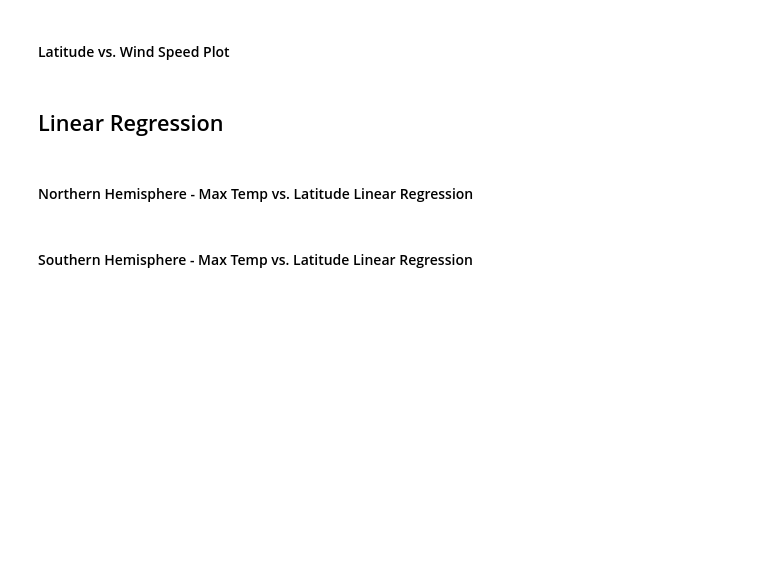
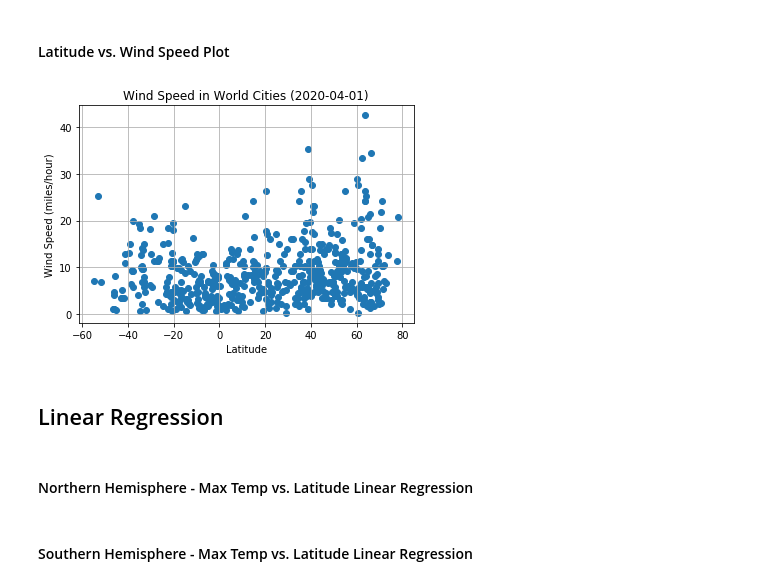
Before and after one commit to DigBaseball/python-api-challenge, a Jupyter notebook: WeatherPy/WeatherPy.ipynb, the cells around one changed output. Cells and saved outputs as stored; diff of their text form; code cells hidden in the pictures; blank space fills up the shorter version.

```diff
--- a/WeatherPy/WeatherPy.ipynb
+++ b/WeatherPy/WeatherPy.ipynb
@@ -183,5 +240,22 @@ weather_data.head()
 # %% [markdown]
 #### Latitude vs. Wind Speed Plot
+# %%
+# Build a scatter plot for each data type
+plt.scatter(city_lat, city_wind_speed, marker="o")
+
+# Incorporate the other graph properties
+plt.title("Wind Speed in World Cities (" + time_label + ")")
+plt.ylabel("Wind Speed (miles/hour)")
+plt.xlabel("Latitude")
+plt.grid(True)
+
+# Save the figure
+plt.savefig("Output/WindSpeedInWorldCities.png")
+
+# Show plot
+plt.show()
+# %% [output]
+[figure, added]
 # %% [markdown]
 ## Linear Regression
 # %%
```
Also changed, not shown: parts of 10 cells of this notebook, 6 other files.
